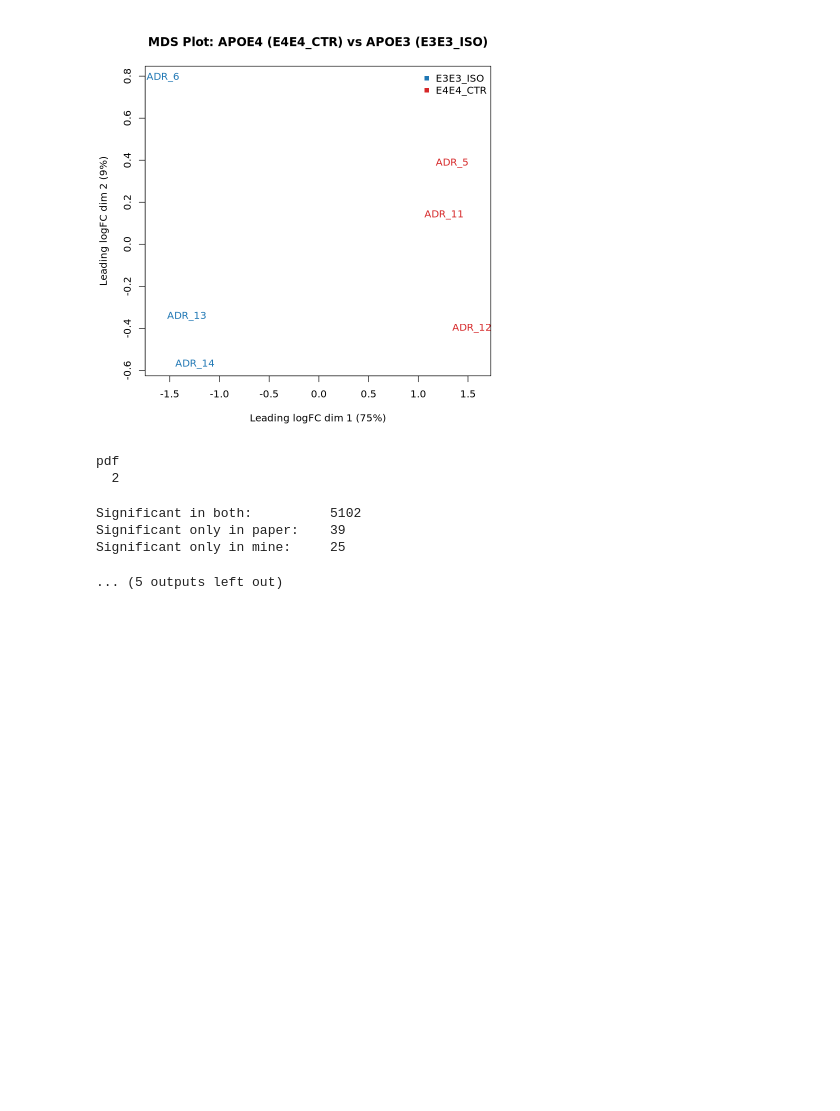
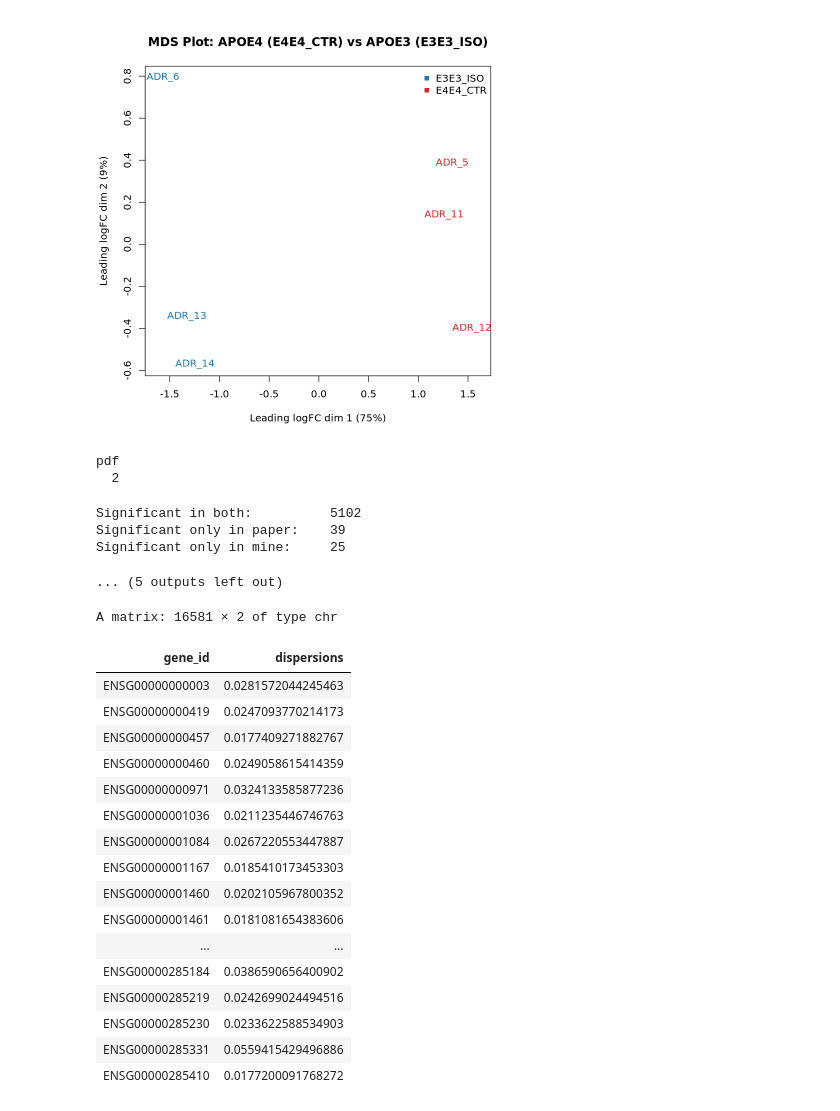
Before and after one commit to ankushgoyalengineer/rnaseq-apoe-organoids, a Jupyter notebook: notebooks/02_edger_reproduction.ipynb, the cells around one changed output. Saved outputs shown, nothing was run; the diff lists cells and outputs as text; code cells hidden in the pictures; blank space fills up the shorter version.

```diff
--- a/notebooks/02_edger_reproduction.ipynb
+++ b/notebooks/02_edger_reproduction.ipynb
@@ -196,3 +196,34 @@ write.csv(
   file = file.path(out_dir, "edger_results.csv"),
   row.names = FALSE
 )
+# %%
+#Writing another table to do dispersion comparison
+
+dispersion_edgeR_data <- data.frame()
+dispersion_edgeR_data <- cbind(gene_id = rownames(y), dispersions = y$tagwise.dispersion)
+dispersion_edgeR_data
+
+write.csv(
+  dispersion_edgeR_data,
+  file = file.path(out_dir, "edgeR_dispersion_results.csv"),
+  row.names = FALSE
+)
+# %% [output]
+A matrix: 16581 × 2 of type chr
+| gene_id | dispersions |
+| ENSG00000000003 | 0.0281572044245463 |
+| ENSG00000000419 | 0.0247093770214173 |
+| ENSG00000000457 | 0.0177409271882767 |
+| ENSG00000000460 | 0.0249058615414359 |
+| ENSG00000000971 | 0.0324133585877236 |
+| ENSG00000001036 | 0.0211235446746763 |
+| ENSG00000001084 | 0.0267220553447887 |
+| ENSG00000001167 | 0.0185410173453303 |
+| ENSG00000001460 | 0.0202105967800352 |
+| ENSG00000001461 | 0.0181081654383606 |
+| ... | ... |
+| ENSG00000285184 | 0.0386590656400902 |
+| ENSG00000285219 | 0.0242699024494516 |
+| ENSG00000285230 | 0.0233622588534903 |
+| ENSG00000285331 | 0.0559415429496886 |
+| ENSG00000285410 | 0.0177200091768272 |
```
Also changed, not shown: parts of 1 cell of this notebook.
